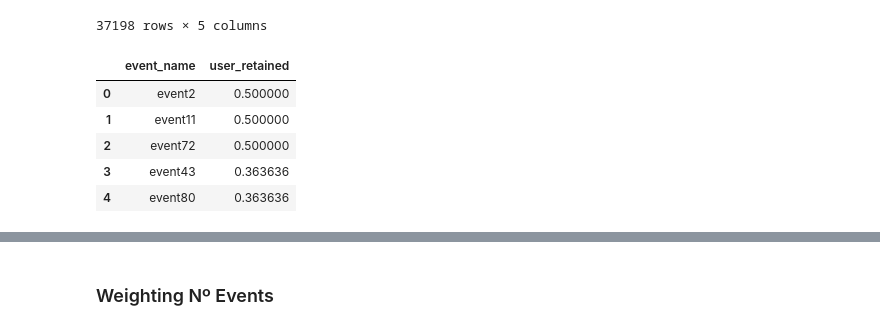
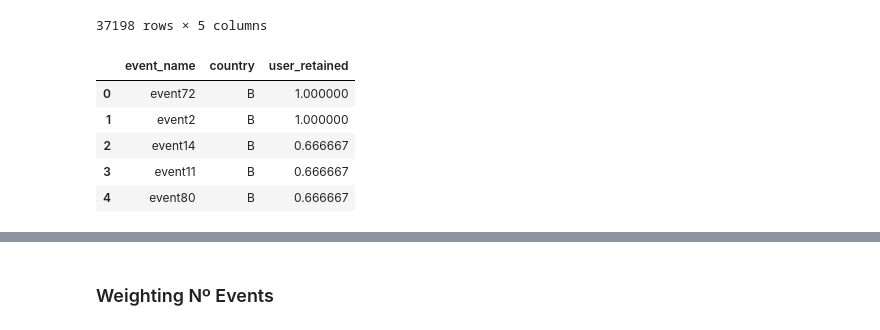
Before and after one commit to ehpower/FrogApp, a Jupyter notebook: Frog_App.ipynb, the cells around one changed output, grey strips where cells are left out. Drawn from its saved outputs; the diff is of its cells as text; code cells hidden in the pictures.

```diff
--- a/Frog_App.ipynb
+++ b/Frog_App.ipynb
@@ -736,12 +987,12 @@ df_final_event_retention
 | 139784 | B | user_12157 | event1 | 2022-09-30 | 0 |
 37198 rows × 5 columns
 # %%
-top_5_events = df_final_event_retention.groupby('event_name').agg({'user_retained': 'mean'}).sort_values(by='user_retained',ascending=False).reset_index().head(5)
+top_5_events = df_final_event_retention.groupby(['event_name','country']).agg({'user_retained': 'mean'}).sort_values(by='user_retained',ascending=False).reset_index().head(5)
 top_5_events
 # %% [output]
-|  | event_name | user_retained |
-| 0 | event2 | 0.500000 |
-| 1 | event11 | 0.500000 |
-| 2 | event72 | 0.500000 |
-| 3 | event43 | 0.363636 |
-| 4 | event80 | 0.363636 |
+|  | event_name | country | user_retained |
+| 0 | event72 | B | 1.000000 |
+| 1 | event2 | B | 1.000000 |
+| 2 | event14 | B | 0.666667 |
+| 3 | event11 | B | 0.666667 |
+| 4 | event80 | B | 0.666667 |
```
Also changed, not shown: parts of 12 cells of this notebook.
